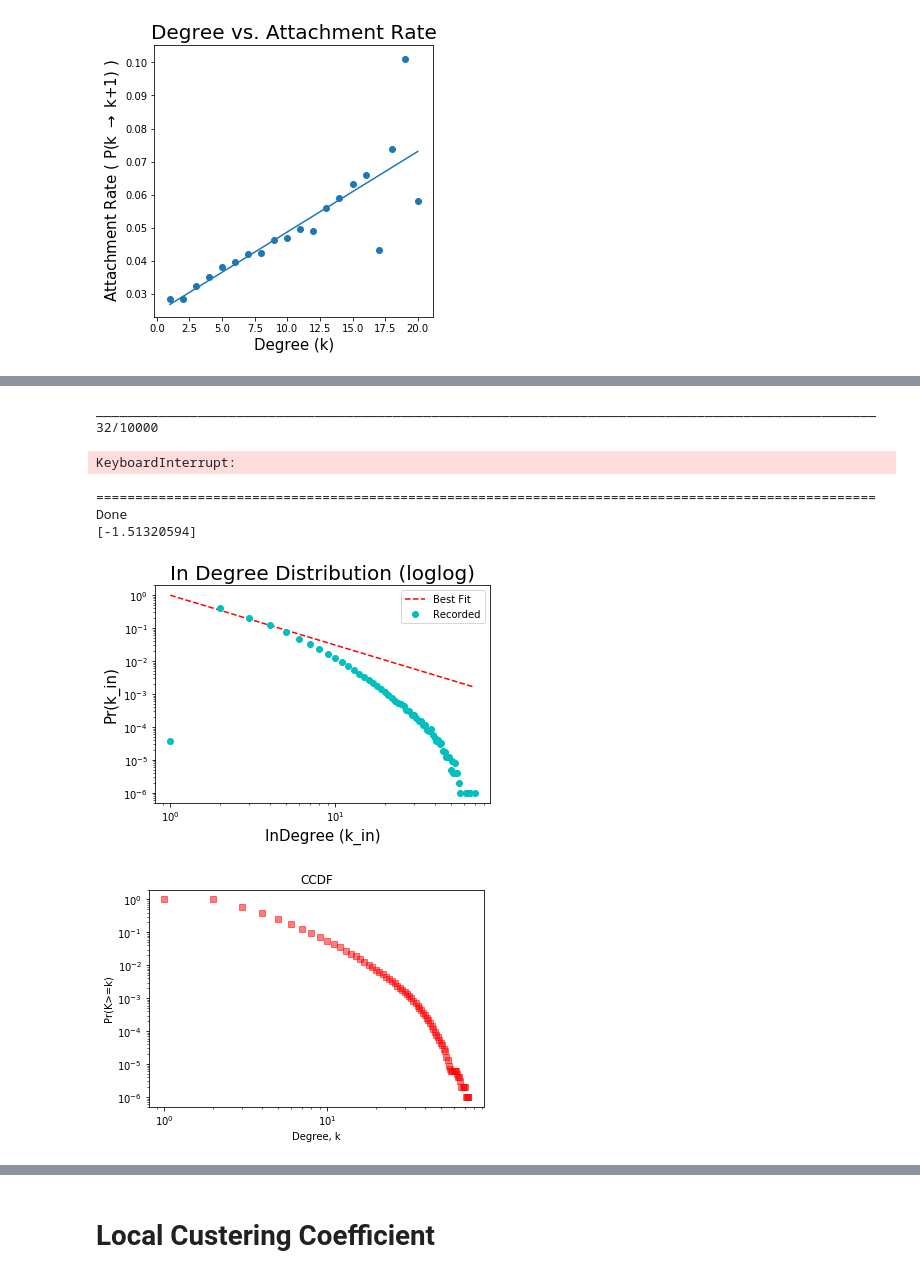
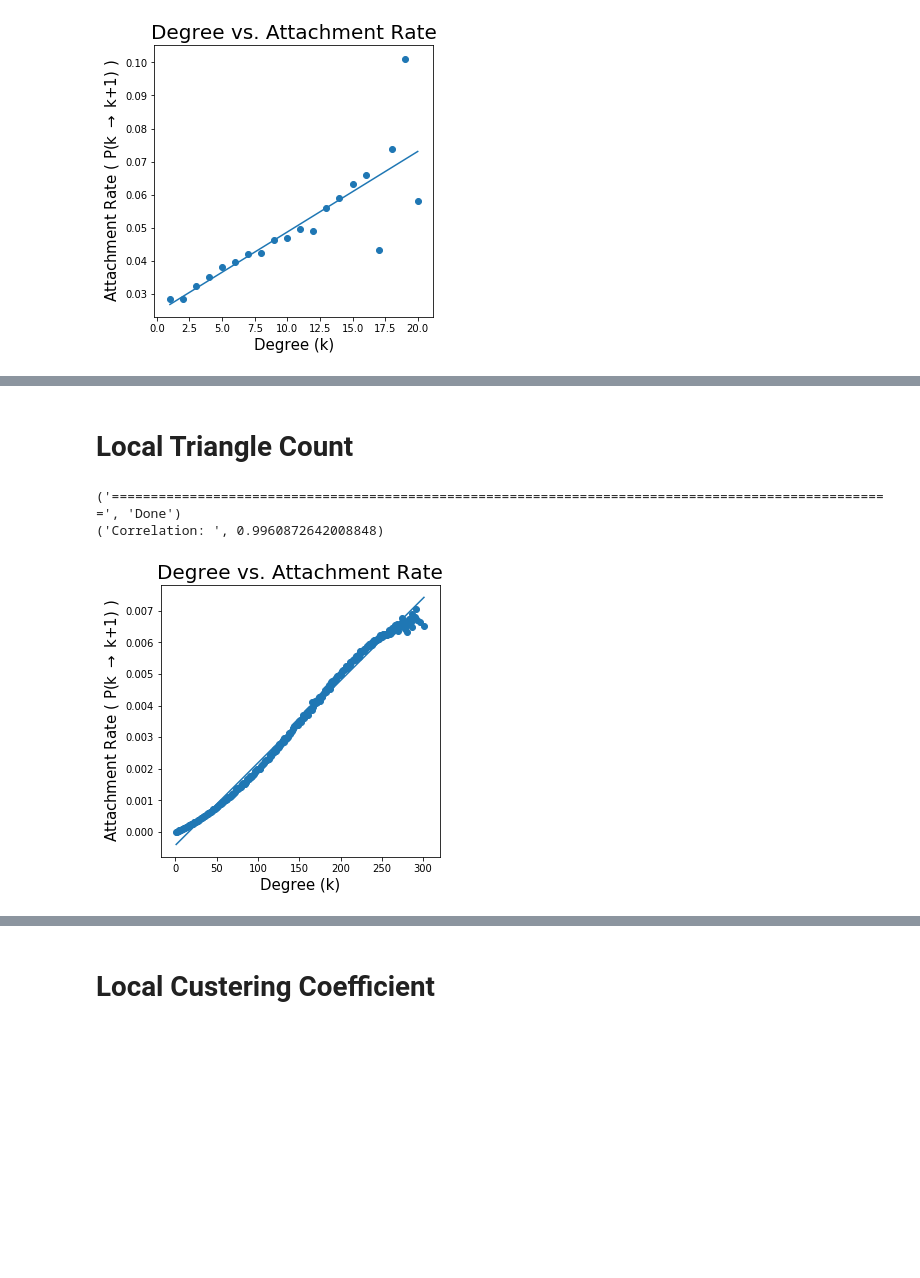
Before and after one commit to thomasy314/Preferential-Attachment, a Jupyter notebook: Pref_Attach.ipynb, the cells around one changed output, grey strips where cells are left out. Saved outputs shown, nothing was run; the diff lists cells and outputs as text; code cells hidden in the pictures; blank space fills up the shorter version.

Commit message:
Formatted a few things. Added local triangle count policy

```diff
--- a/Pref_Attach.ipynb
+++ b/Pref_Attach.ipynb
@@ -510,0 +539,25 @@ plotDegsStat(triadic_closure_model, [1000, 0.5], 100)
+# %% [markdown]
+# Local Triangle Count
+# %%
+def local_triangle_count_model(size):
+    G = nx.Graph()
+    G.add_edge(0,1)
+    G.add_edge(1,2)
+    G.add_edge(2,0)
+
+    triangles = nx.triangles(G).values()
+
+    for i in range(len(G), size):
+        lcc_sum = sum(triangles)
+        prob = [ float(x)/lcc_sum for x in triangles ]
+        sel_nodes = np.random.choice(G.nodes(), size=2, p=prob)
+
+        G.add_edge(i, sel_nodes[0])
+        G.add_edge(i, sel_nodes[1])
+
+        if(sel_nodes[0] in G[sel_nodes[1]]):
+            triangles[sel_nodes[0]] += 1
+            triangles[sel_nodes[1]] += 1
+        triangles.append(nx.triangles(G, i))
+
+    return G
@@ -511,25 +568,14 @@ plotDegsStat(triadic_closure_model, [1000, 0.5], 100)
 # %%
-# Graph parameters
-size = 1000
-params = [size, 0.1]
-
 # Test parameters
 interval = 500
 start = 500
 iterations = 10000
 
-k_incr = test_graph(triadic_closure_model, params, start, interval, iterations)
+k_incr = test_graph(local_triangle_count_model, params, start, interval, iterations)
 
 slope, intercept, r_value, p_value, std_err = model_stats(k_incr);
-print("Triadic Closure Attachment with probability {:.2f}, uniform attachment with probability {:.2f}".format(1-params[1], params[1]))
 print("Correlation: ", r_value)
 # %% [output]
-____________________________________________________________________________________________________ 32/10000
+('====================================================================================================', 'Done')
+('Correlation: ', 0.9960872642008848)
-KeyboardInterrupt:
+[figure, added]
-# %%
-plotDegsStat(triadic_closure_model, [1000, 0.05], 1000)
-# %% [output]
-==================================================================================================== Done
-[-1.51320594]
-[figure, removed]
-[figure, removed]
```
Also changed, not shown: parts of 34 cells of this notebook.
